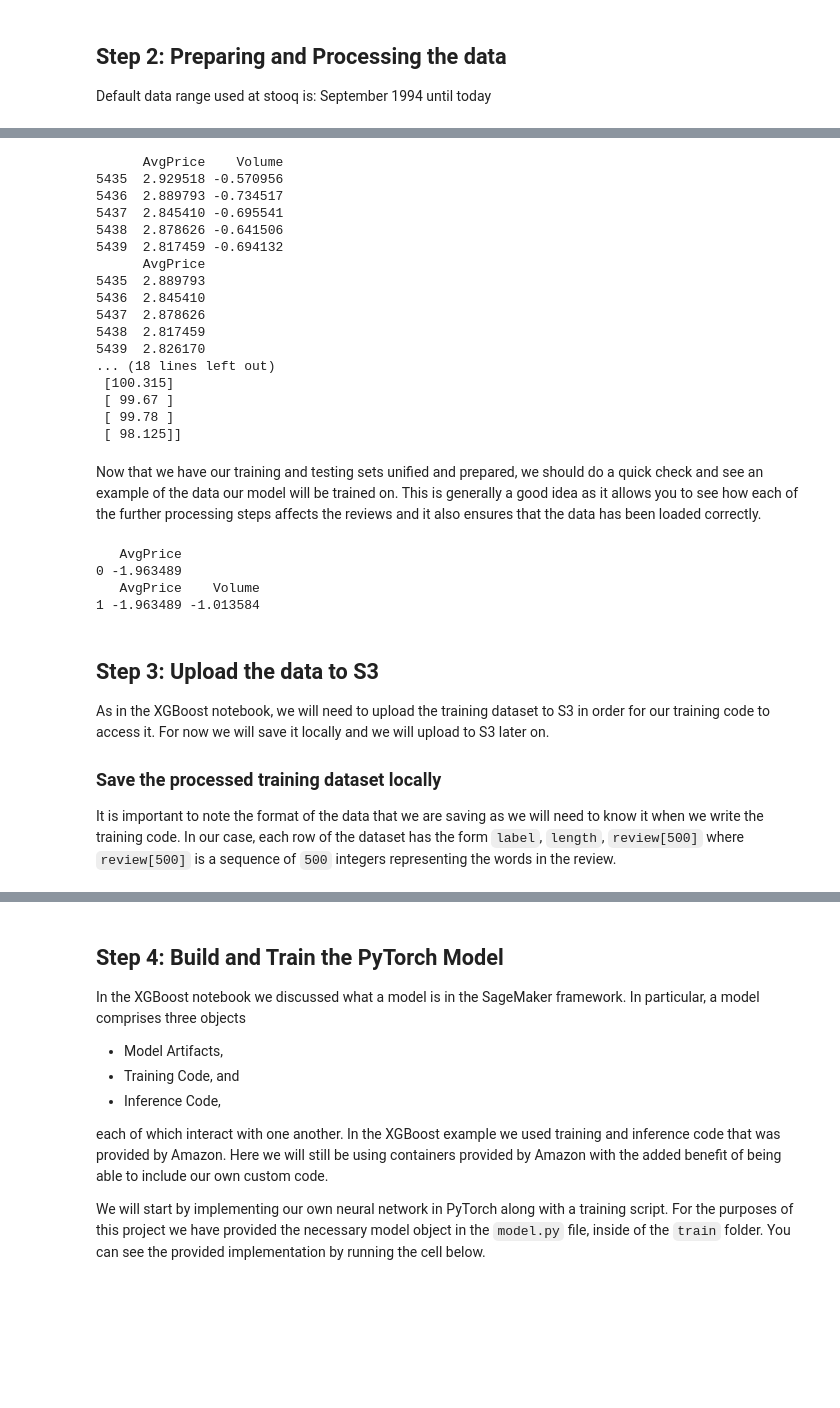
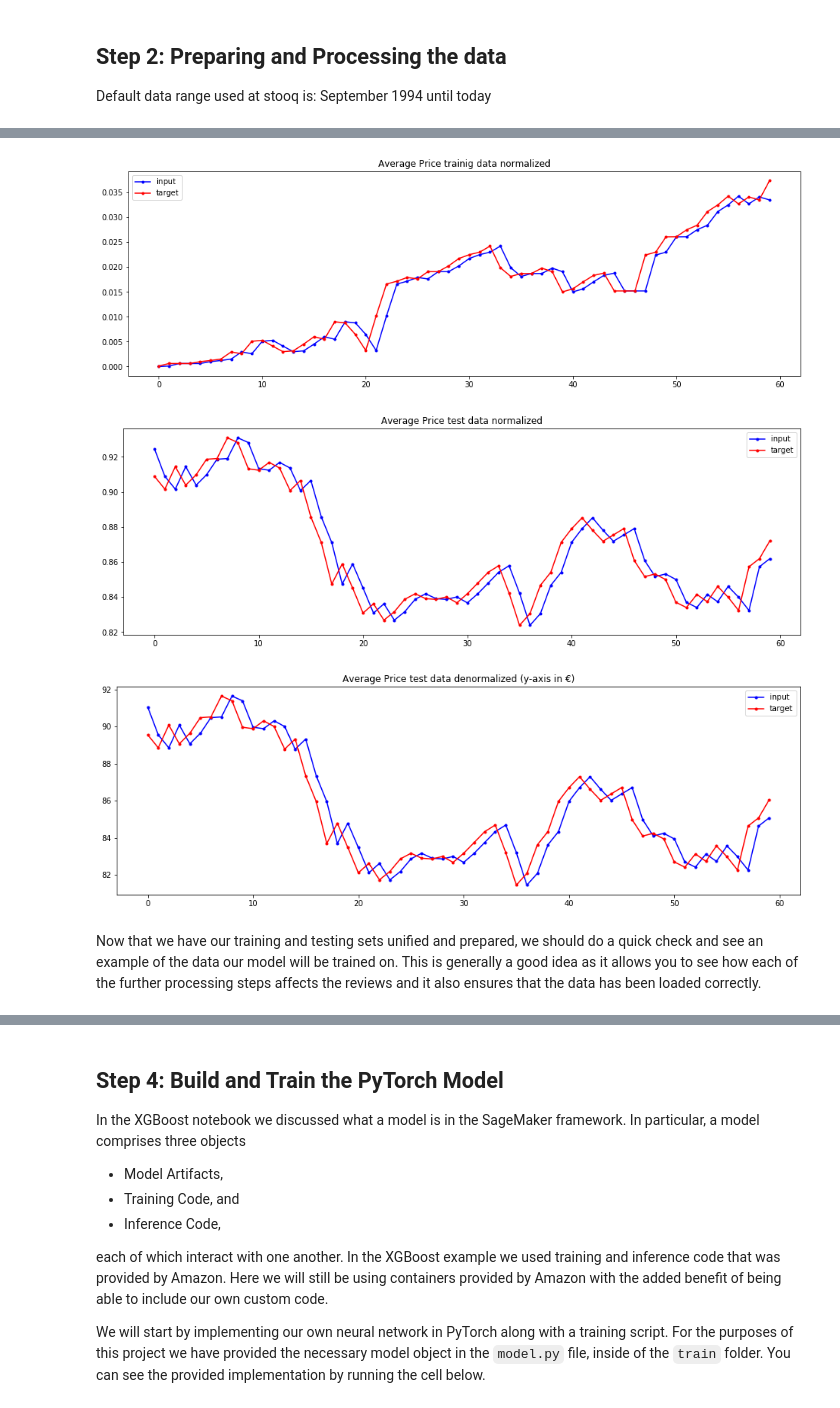
Before and after one commit to vikin91/stock-predictor-deep-learning-dojo, a Jupyter notebook: dojo-workbook-draft1.ipynb, the cells around one changed output, grey strips where cells are left out. Cells and saved outputs as stored; diff of their text form; code cells hidden in the pictures; blank space fills up the shorter version.

```diff
--- a/dojo-workbook-draft1.ipynb
+++ b/dojo-workbook-draft1.ipynb
@@ -140,22 +188,8 @@ Data size target:  6045
 print("There are {} null values in input".format(input_data.isnull().values.sum()))
 print("There are {} null values in target".format(target_data.isnull().values.sum()))
 
-import numpy as np
-
 columns = input_data.columns.values.tolist()
 for column in columns:
     index = input_data[column].index[input_data[column].apply(np.isnan)]
     print('Index {} in column {} is NaN or Null'.format(index,column))
-
-# Row 21 Volume cotains spoiled data
-print(input_data[21:22])
-
-# lets remove this row from both datasets
-if input_data.isnull().values.sum() > 0:
-    input_data = input_data.drop(input_data.index[21])
-    target_data = target_data.drop(target_data.index[21])
-
-# Check again
-print("There are {} null values in input".format(input_data.isnull().values.sum()))
-print("There are {} null values in target".format(target_data.isnull().values.sum()))
 # %% [output]
@@ -173,7 +203,7 @@ def divide_stock_data(data, labels):
 
     data_len = len(data)
     # division point between train and test data
-    ratio = 0.9
+    ratio = 0.95
     division_index = int(data_len*ratio)
 
     data_train = data[:division_index]
@@ -191,74 +226,46 @@ Stock days in data set: train = 5439, test = 605
 # %%
 # Normalization of data
 from pandas import Series
-from sklearn.preprocessing import StandardScaler
+from sklearn.preprocessing import StandardScaler,MinMaxScaler
 
 train_X = train_X_orig.copy()
 train_y = train_y_orig.copy()
 test_X  = test_X_orig.copy()
 test_y  = test_y_orig.copy()
 
-scaler_volume = StandardScaler()
+# We fit scalers using training data and then apply scaling to both training and test datasets
+# We treat test data as we would never have seen it before
+
+# scaler_volume = StandardScaler()
+scaler_volume = MinMaxScaler()
 scaler_volume.fit(train_X[['Volume']].values)
 
-scaler_price = StandardScaler()
+# scaler_price = StandardScaler()
+scaler_price = MinMaxScaler()
 scaler_price.fit(train_X[['AvgPrice']].values)
 
 
 train_X[['Volume']] = scaler_volume.transform(train_X[['Volume']])
-
 train_X[['AvgPrice']] = scaler_price.transform(train_X[['AvgPrice']])
 train_y[['AvgPrice']] = scaler_price.transform(train_y[['AvgPrice']])
 
 # test data is also normalized but using maximum from the training data
 test_X[['Volume']] = scaler_volume.transform(test_X[['Volume']])
 
 test_X[['AvgPrice']] = scaler_price.transform(test_X[['AvgPrice']])
 test_y[['AvgPrice']] = scaler_price.transform(test_y[['AvgPrice']])
 
-
-print(train_X[-5:])
-print(train_y[-5:])
-
-print(test_X[-5:])
-print(test_y[-5:])
+plot_data(train_X['AvgPrice'], train_y['AvgPrice'], "Average Price trainig data normalized", 60)
+plot_data(test_X['AvgPrice'], test_y['AvgPrice'], "Average Price test data normalized", 60)
 
 # How to go back to the unscaled price/volume
-print(scaler_price.inverse_transform(train_y[-5:]))
-print(scaler_price.inverse_transform(test_y[-5:]))
+denorm_X=scaler_price.inverse_transform(test_X[['AvgPrice']])
+denorm_y=scaler_price.inverse_transform(test_y[['AvgPrice']])
+
+plot_data(denorm_X, denorm_y, "Average Price test data denormalized (y-axis in €)", 60)
 # %% [output]
-      AvgPrice    Volume
-5435  2.929518 -0.570956
-5436  2.889793 -0.734517
-5437  2.845410 -0.695541
-5438  2.878626 -0.641506
-5439  2.817459 -0.694132
-      AvgPrice
-5435  2.889793
-5436  2.845410
-5437  2.878626
-5438  2.817459
-5439  2.826170
-... (18 lines left out)
- [100.315]
- [ 99.67 ]
- [ 99.78 ]
- [ 98.125]]
+[figure, added]
+[figure, added]
+[figure, added]
 # %% [markdown]
 Now that we have our training and testing sets unified and prepared, we should do a quick check and see an example of the data our model will be trained on. This is generally a good idea as it allows you to see how each of the further processing steps affects the reviews and it also ensures that the data has been loaded correctly.
-# %%
-print(train_y[0:1]) # ideal prediction result from day 1
-print(train_X[1:2]) # should match the input from day 2
-# %% [output]
-   AvgPrice
-0 -1.963489
-   AvgPrice    Volume
-1 -1.963489 -1.013584
-# %% [markdown]
-## Step 3: Upload the data to S3
-
-As in the XGBoost notebook, we will need to upload the training dataset to S3 in order for our training code to access it. For now we will save it locally and we will upload to S3 later on.
-
-### Save the processed training dataset locally
-
-It is important to note the format of the data that we are saving as we will need to know it when we write the training code. In our case, each row of the dataset has the form `label`, `length`, `review[500]` where `review[500]` is a sequence of `500` integers representing the words in the review.
```
Also changed, not shown: parts of 65 cells of this notebook, 6 other files.
